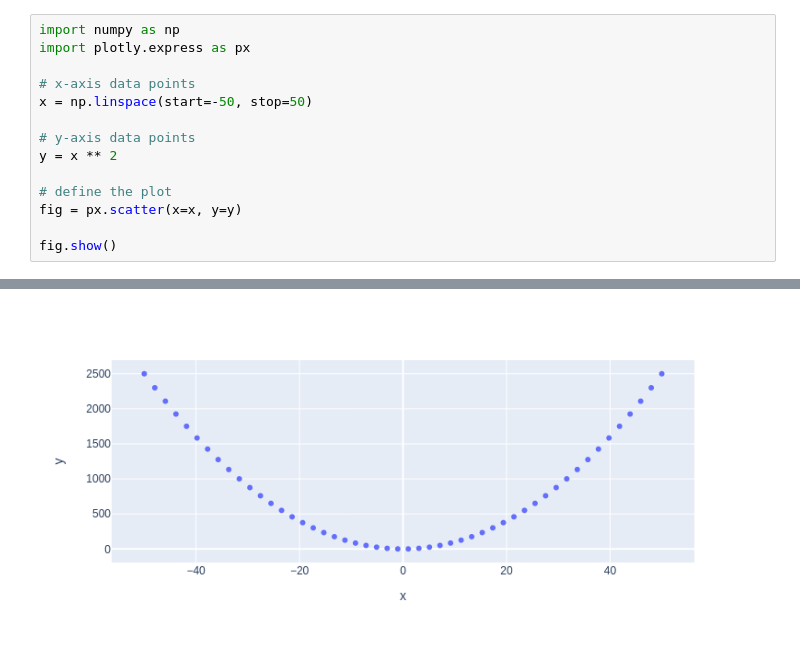
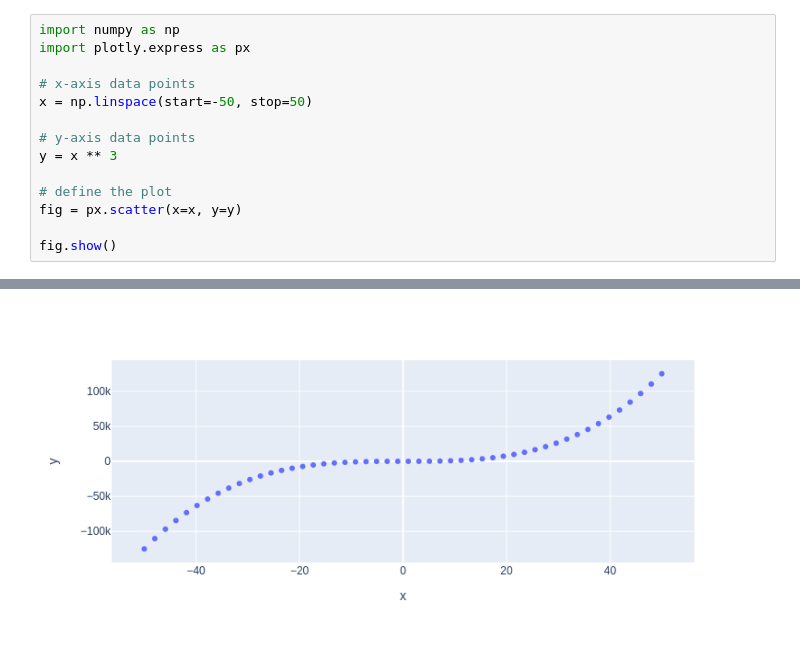
Before and after one commit to SirVL/my-notebooks-repo, a Jupyter notebook: experiment1.ipynb, the cells around one changed output, grey strips where cells are left out. Saved outputs shown, nothing was run; the diff lists cells and outputs as text.

```diff
--- a/experiment1.ipynb
+++ b/experiment1.ipynb
@@ -6,7 +6,7 @@ import plotly.express as px
 x = np.linspace(start=-50, stop=50)
 
 # y-axis data points
-y = x ** 2
+y = x ** 3
 
 # define the plot
 fig = px.scatter(x=x, y=y)
@@ -17 +16 @@ fig.show()
-[figure, old version]
+[figure, new version]
```
Also changed, not shown: parts of 1 cell of this notebook.
